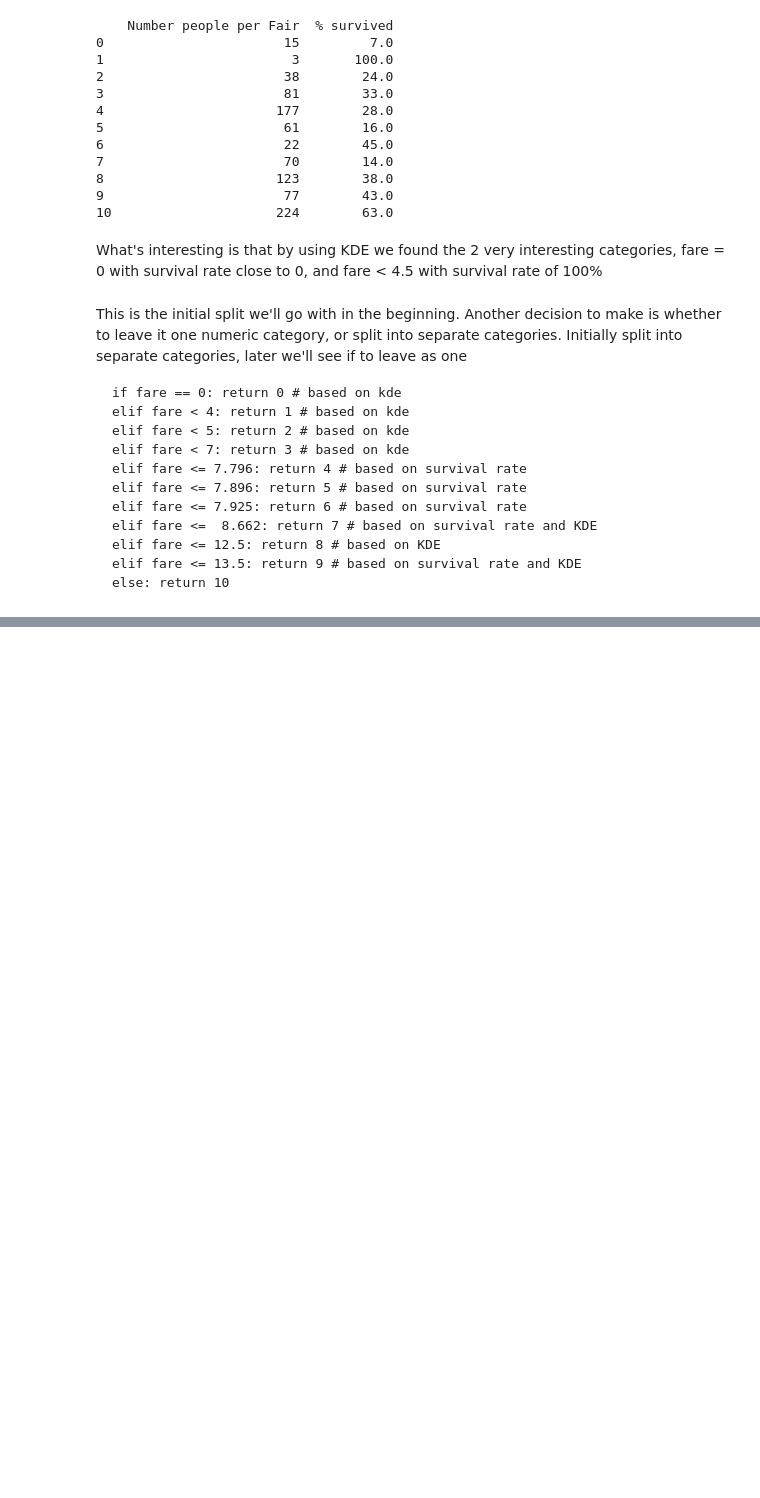
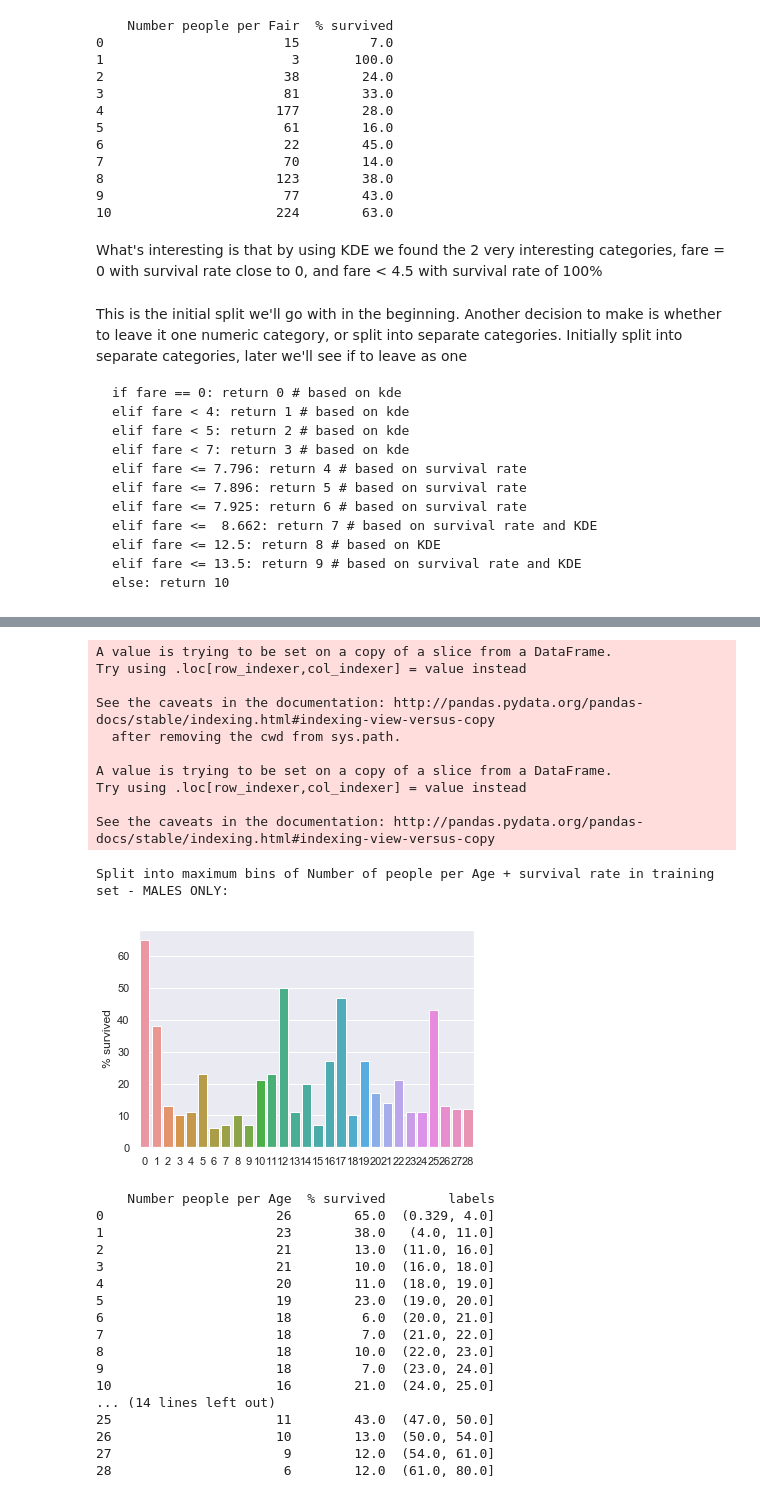
Before and after one commit to yoni2k/ml-kaggle-challenges, a Jupyter notebook: titanic/Advanced feature engineering.ipynb, the cells around one changed output, grey strips where cells are left out. Drawn from its saved outputs; the diff is of its cells as text; code cells hidden in the pictures; blank space fills up the shorter version.

```diff
--- a/titanic/Advanced feature engineering.ipynb
+++ b/titanic/Advanced feature engineering.ipynb
@@ -839,0 +924,47 @@ This is the initial split we'll go with in the beginning.  Another decision to m
+# %%
+age_known = both[(both['Age'].isnull()==False) & (both['Sex']=='male')]
+labels = pd.qcut(age_known['Age'], q=29)
+
+age_known['Age Bin'] = LabelEncoder().fit_transform(labels)
+train_temp = age_known[:train[(train['Age'].isnull()==False) & (both['Sex']=='male')].shape[0]]
+train_temp['Survived'] = train[(train['Age'].isnull()==False) & (both['Sex']=='male')]['Survived']
+
+print('Split into maximum bins of Number of people per Age + survival rate in training set - MALES ONLY:')
+age_survived = pd.DataFrame({'Number people per Age': train_temp['Age Bin'].value_counts().reset_index(drop=True),
+              '% survived': round(train_temp.groupby(by='Age Bin')['Survived'].mean()*100)})
+
+sns.barplot(x=age_survived.index, y=age_survived['% survived'])
+plt.show()
+age_survived['labels'] = labels.value_counts().sort_index().index
+
+print(age_survived)
+# %% [output]
+A value is trying to be set on a copy of a slice from a DataFrame.
+Try using .loc[row_indexer,col_indexer] = value instead
+
+See the caveats in the documentation: http://pandas.pydata.org/pandas-docs/stable/indexing.html#indexing-view-versus-copy
+  after removing the cwd from sys.path.
+
+A value is trying to be set on a copy of a slice from a DataFrame.
+Try using .loc[row_indexer,col_indexer] = value instead
+
+See the caveats in the documentation: http://pandas.pydata.org/pandas-docs/stable/indexing.html#indexing-view-versus-copy
+Split into maximum bins of Number of people per Age + survival rate in training set - MALES ONLY:
+[figure, added]
+    Number people per Age  % survived        labels
+0                      26        65.0  (0.329, 4.0]
+1                      23        38.0   (4.0, 11.0]
+2                      21        13.0  (11.0, 16.0]
+3                      21        10.0  (16.0, 18.0]
+4                      20        11.0  (18.0, 19.0]
+5                      19        23.0  (19.0, 20.0]
+6                      18         6.0  (20.0, 21.0]
+7                      18         7.0  (21.0, 22.0]
+8                      18        10.0  (22.0, 23.0]
+9                      18         7.0  (23.0, 24.0]
+10                     16        21.0  (24.0, 25.0]
+... (14 lines left out)
+25                     11        43.0  (47.0, 50.0]
+26                     10        13.0  (50.0, 54.0]
+27                      9        12.0  (54.0, 61.0]
+28                      6        12.0  (61.0, 80.0]
```
Also changed, not shown: parts of 23 cells of this notebook, 2 other files.
